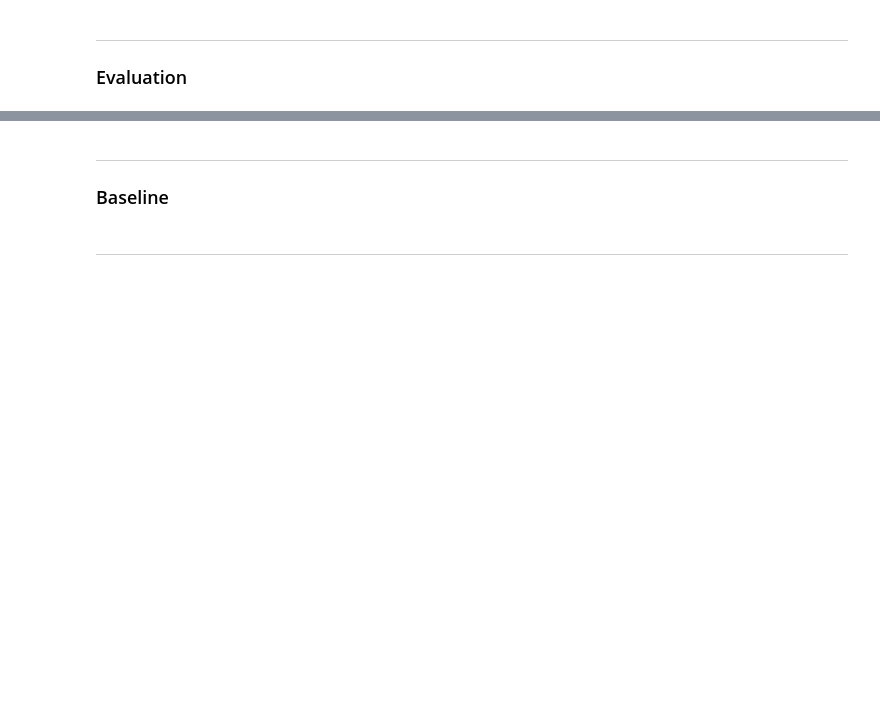
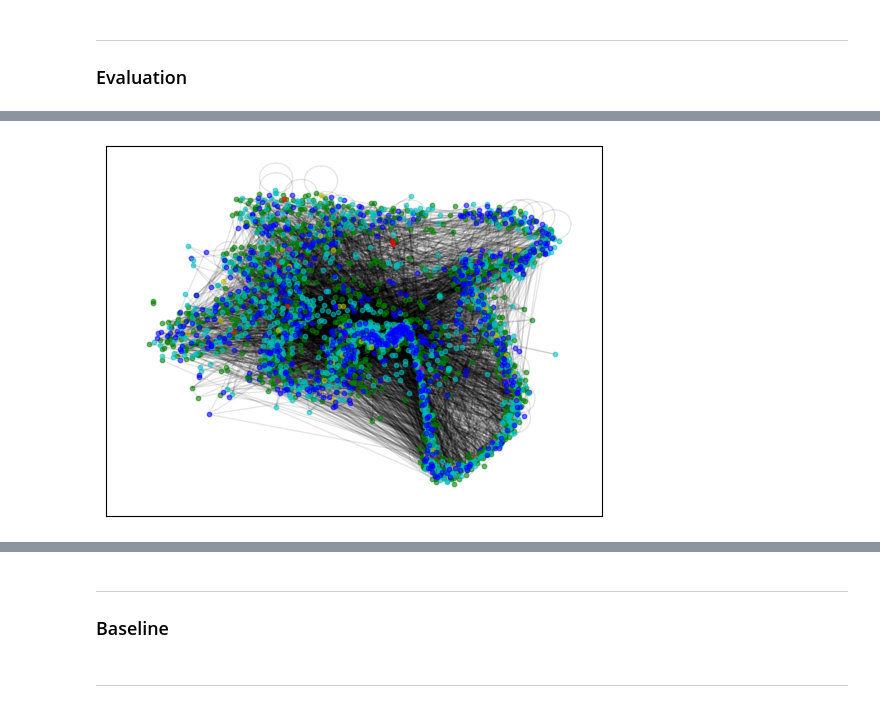
Before and after one commit to willarliss/RL-Community-Detection, a Jupyter notebook: work_citeseer.ipynb, the cells around one changed output, grey strips where cells are left out. Cells and saved outputs as stored; diff of their text form; code cells hidden in the pictures; blank space fills up the shorter version.

```diff
--- a/work_citeseer.ipynb
+++ b/work_citeseer.ipynb
@@ -169,12 +203,14 @@ plt.show()
 # %%
 pos = {i: embedding[i] for i in range(graph.num_nodes())}
-colors = 'bgrcmy'
+colors = 'bgrcmybgrcmy'
 G = nx.Graph(graph.to_networkx())
 plt.rcdefaults() #
 fig, ax = plt.subplots()
 nx.draw_networkx_edges(G, pos=pos, alpha=0.1, ax=ax)
 for i, p in enumerate(np.unique(pred)):
     nx.draw_networkx_nodes(G.subgraph(np.where(pred==p)[0]), pos=pos, ax=ax, node_size=10, node_color=colors[i], alpha=0.55)
+# %% [output]
+[figure, added]
 # %%
 colors = 'byrcmg'
 G = nx.Graph(graph.to_networkx())
```
Also changed, not shown: parts of 10 cells of this notebook.
